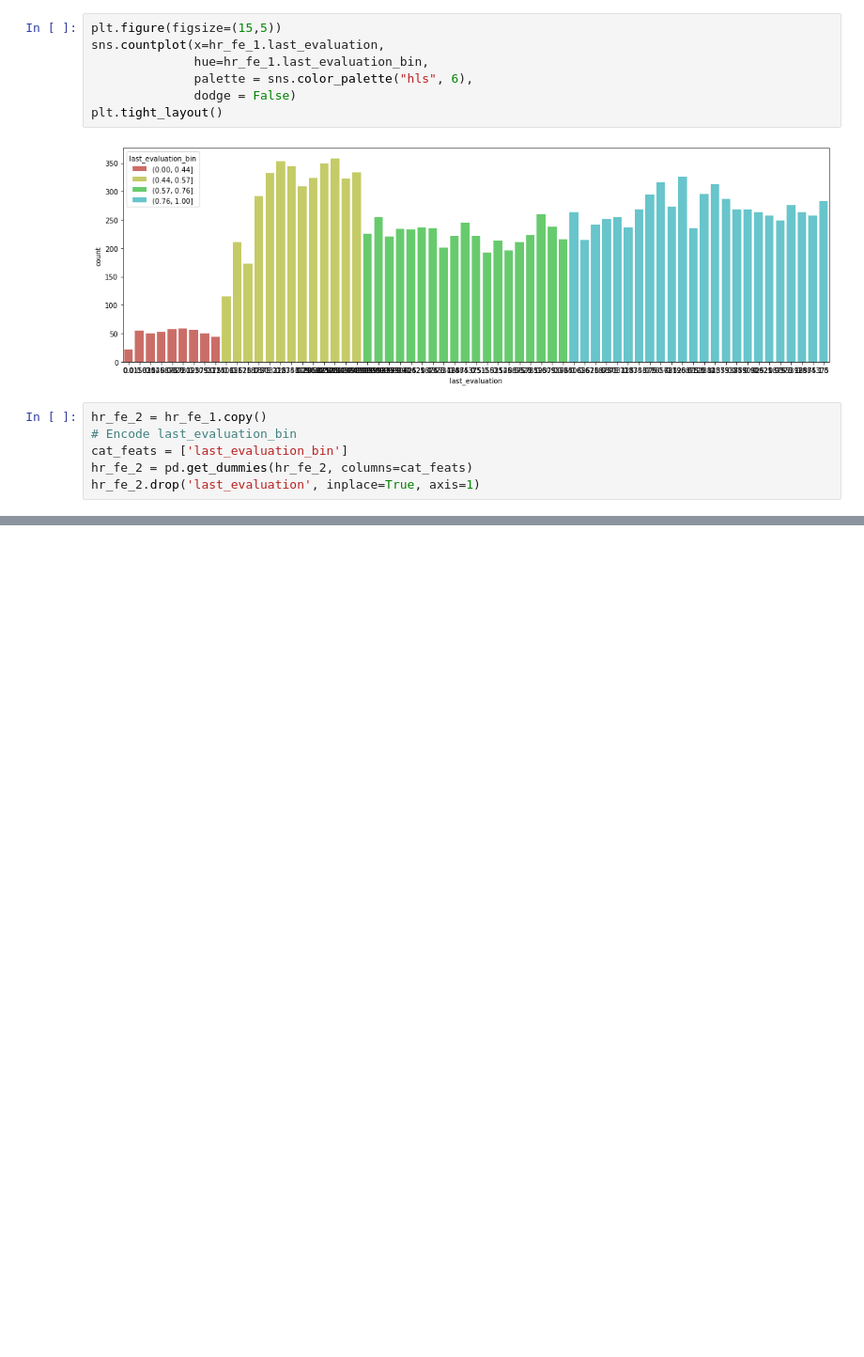
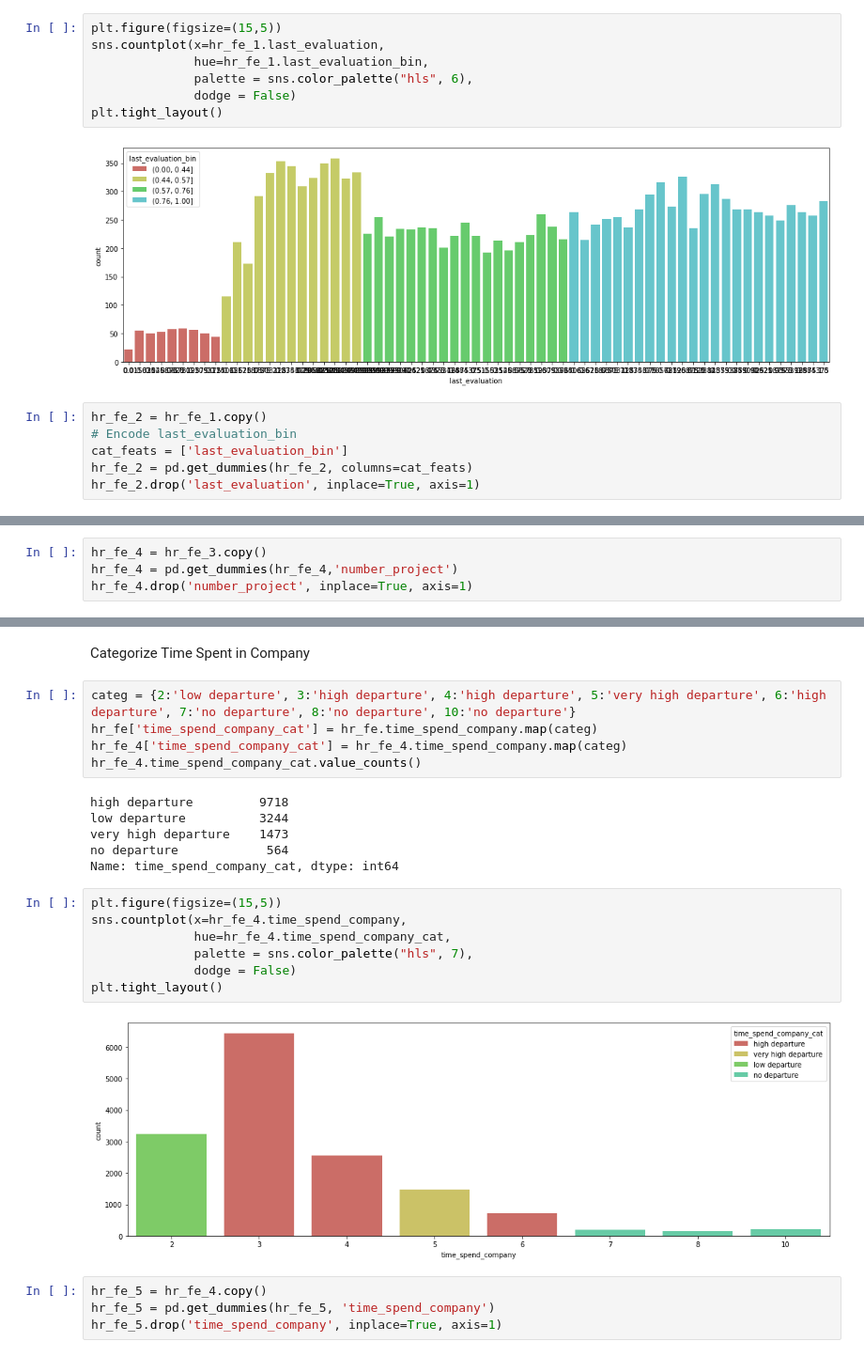
Before and after one commit to susanliubc/HR-Turnover-Analysis, a Jupyter notebook: Turnover.ipynb, the cells around one changed output, grey strips where cells are left out. Shown at 94% size. Cells and saved outputs as stored; diff of their text form; blank space fills up the shorter version.

```diff
--- a/Turnover.ipynb
+++ b/Turnover.ipynb
@@ -687,0 +763,4 @@ Iteration 10 | Accuracy: 0.93
+# %%
+hr_fe_4 = hr_fe_3.copy()
+hr_fe_4 = pd.get_dummies(hr_fe_4,'number_project')
+hr_fe_4.drop('number_project', inplace=True, axis=1)
@@ -687,0 +790,26 @@ Iteration 10 | Accuracy: 0.93
+# %% [markdown]
+Categorize Time Spent in Company
+# %%
+categ = {2:'low departure', 3:'high departure', 4:'high departure', 5:'very high departure', 6:'high departure', 7:'no departure', 8:'no departure', 10:'no departure'}
+hr_fe['time_spend_company_cat'] = hr_fe.time_spend_company.map(categ)
+hr_fe_4['time_spend_company_cat'] = hr_fe_4.time_spend_company.map(categ)
+hr_fe_4.time_spend_company_cat.value_counts()
+# %% [output]
+high departure         9718
+low departure          3244
+very high departure    1473
+no departure            564
+Name: time_spend_company_cat, dtype: int64
+# %%
+plt.figure(figsize=(15,5))
+sns.countplot(x=hr_fe_4.time_spend_company,
+              hue=hr_fe_4.time_spend_company_cat,
+              palette = sns.color_palette("hls", 7),
+              dodge = False)
+plt.tight_layout()
+# %% [output]
+[figure, added]
+# %%
+hr_fe_5 = hr_fe_4.copy()
+hr_fe_5 = pd.get_dummies(hr_fe_5, 'time_spend_company')
+hr_fe_5.drop('time_spend_company', inplace=True, axis=1)
```
Also changed, not shown: parts of 14 cells of this notebook.
